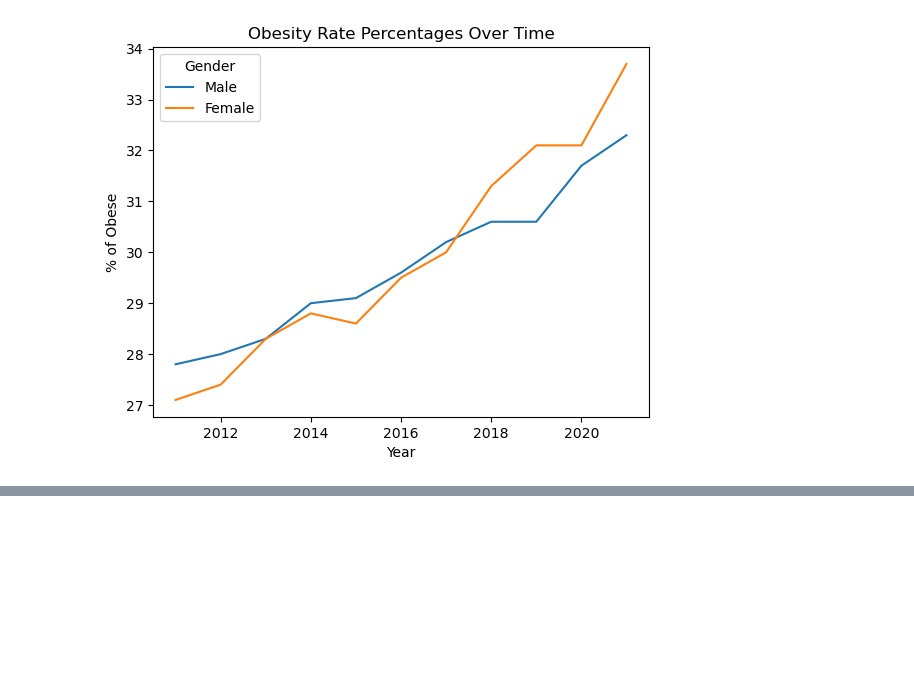
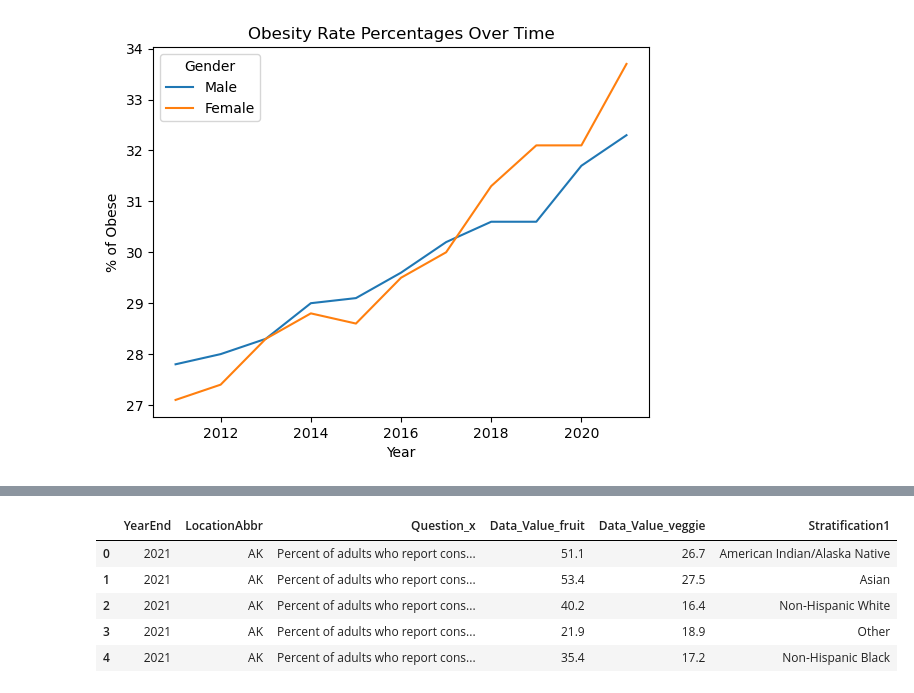
Before and after one commit to sma005/project-one-group-4, a Jupyter notebook: obesity_study_csv.ipynb, the cells around one changed output, grey strips where cells are left out. Saved outputs shown, nothing was run; the diff lists cells and outputs as text; code cells hidden in the pictures; blank space fills up the shorter version.

```diff
--- a/obesity_study_csv.ipynb
+++ b/obesity_study_csv.ipynb
@@ -347,0 +299,16 @@ The r-squared is: 0.001787456938530391
+# %%
+fruit_merged_veggie = pd.merge(fruit_df, veggie_df, on=["LocationAbbr", "Stratification1"])
+fruit_merged_veggie.rename(columns={'YearEnd_x': 'YearEnd', 'Data_Value_x': 'Data_Value_fruit','Data_Value_y': 'Data_Value_veggie'}, inplace=True)
+fruit_merged_veggie = fruit_merged_veggie[fruit_merged_veggie['Data_Value_fruit'].notna()]
+fruit_merged_veggie = fruit_merged_veggie[fruit_merged_veggie['Data_Value_veggie'].notna()]
+
+fruit_merged_veggie = fruit_merged_veggie.loc[:,['YearEnd','LocationAbbr','Question_x','Data_Value_fruit','Data_Value_veggie','Stratification1']]
+
+fruit_merged_veggie.head()
+# %% [output]
+|  | YearEnd | LocationAbbr | Question_x | Data_Value_fruit | Data_Value_veggie | Stratification1 |
+| 0 | 2021 | AK | Percent of adults who report cons... | 51.1 | 26.7 | American Indian/Alaska Native |
+| 1 | 2021 | AK | Percent of adults who report cons... | 53.4 | 27.5 | Asian |
+| 2 | 2021 | AK | Percent of adults who report cons... | 40.2 | 16.4 | Non-Hispanic White |
+| 3 | 2021 | AK | Percent of adults who report cons... | 21.9 | 18.9 | Other |
+| 4 | 2021 | AK | Percent of adults who report cons... | 35.4 | 17.2 | Non-Hispanic Black |
```
Also changed, not shown: parts of 11 cells of this notebook, 4 other files.
